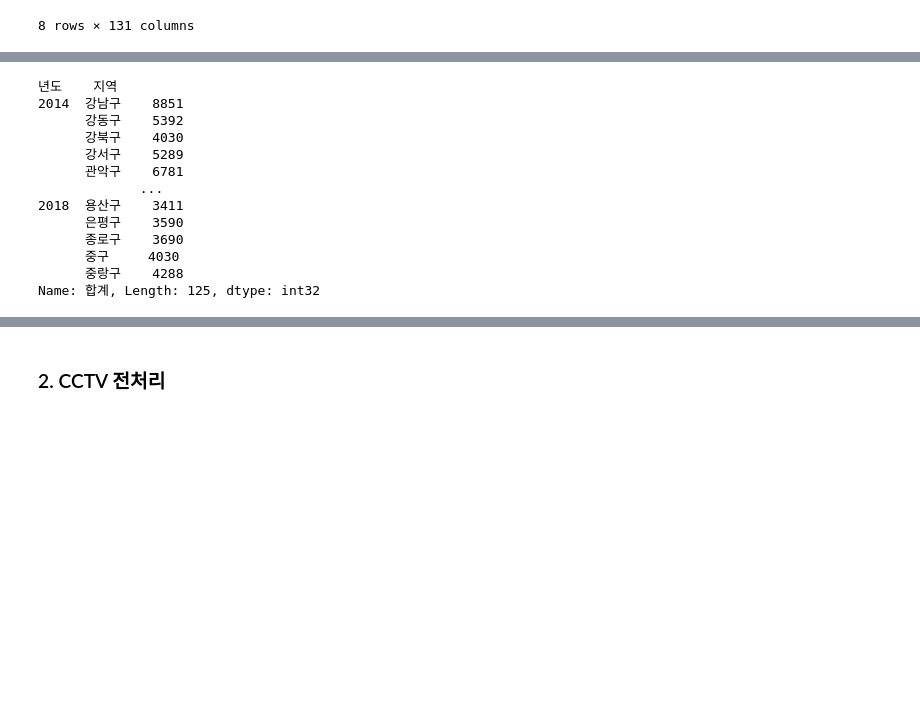
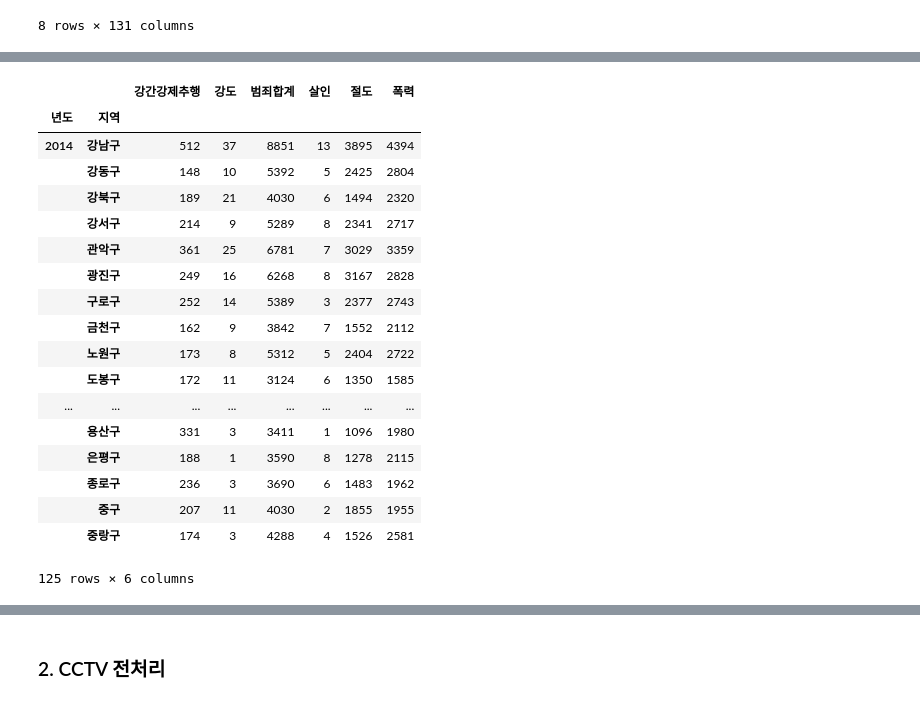
Before and after one commit to madfalc0n/Image-analysis-and-develope, a Jupyter notebook: project/first_project/project_v0.1.ipynb, the cells around one changed output, grey strips where cells are left out. Saved outputs shown, nothing was run; the diff lists cells and outputs as text; code cells hidden in the pictures; blank space fills up the shorter version.

```diff
--- a/project/first_project/project_v0.1.ipynb
+++ b/project/first_project/project_v0.1.ipynb
@@ -75,19 +86,26 @@ t_crime_list
 sum = t_crime_list['지역'] != '합계'
 t_crime_list = t_crime_list[sum]
 # %%
+#피벗 테이블 생성
 pivot_t_crime_list = t_crime_list.pivot_table(index=['년도','지역'])
-pivot_t_crime_list.loc[ : , '합계']
+pivot_t_crime_list
 # %% [output]
+|  |  | 강간강제추행 | 강도 | 범죄합계 | 살인 | 절도 | 폭력 |
+| 년도 | 지역 |  |  |  |  |  |  |
+| 2014 | 강남구 | 512 | 37 | 8851 | 13 | 3895 | 4394 |
+|  | 강동구 | 148 | 10 | 5392 | 5 | 2425 | 2804 |
+|  | 강북구 | 189 | 21 | 4030 | 6 | 1494 | 2320 |
+|  | 강서구 | 214 | 9 | 5289 | 8 | 2341 | 2717 |
+|  | 관악구 | 361 | 25 | 6781 | 7 | 3029 | 3359 |
+|  | 광진구 | 249 | 16 | 6268 | 8 | 3167 | 2828 |
+|  | 구로구 | 252 | 14 | 5389 | 3 | 2377 | 2743 |
+|  | 금천구 | 162 | 9 | 3842 | 7 | 1552 | 2112 |
+|  | 노원구 | 173 | 8 | 5312 | 5 | 2404 | 2722 |
+|  | 도봉구 | 172 | 11 | 3124 | 6 | 1350 | 1585 |
+| ... | ... | ... | ... | ... | ... | ... | ... |
+|  | 용산구 | 331 | 3 | 3411 | 1 | 1096 | 1980 |
+|  | 은평구 | 188 | 1 | 3590 | 8 | 1278 | 2115 |
+|  | 종로구 | 236 | 3 | 3690 | 6 | 1483 | 1962 |
+|  | 중구 | 207 | 11 | 4030 | 2 | 1855 | 1955 |
+|  | 중랑구 | 174 | 3 | 4288 | 4 | 1526 | 2581 |
-년도    지역
-2014  강남구    8851
-      강동구    5392
-      강북구    4030
-      강서구    5289
-      관악구    6781
-             ...
-2018  용산구    3411
-      은평구    3590
-      종로구    3690
-      중구     4030
-      중랑구    4288
-Name: 합계, Length: 125, dtype: int32
+125 rows × 6 columns
```
Also changed, not shown: parts of 17 cells of this notebook, 2 other files.
